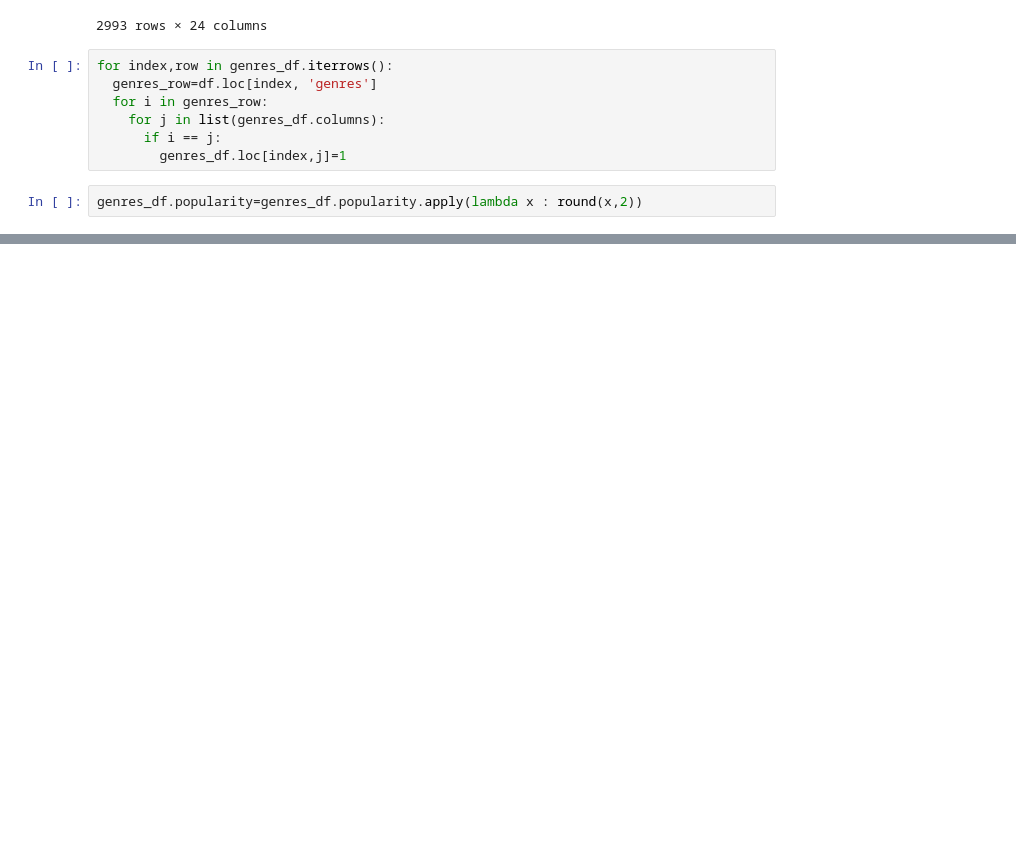
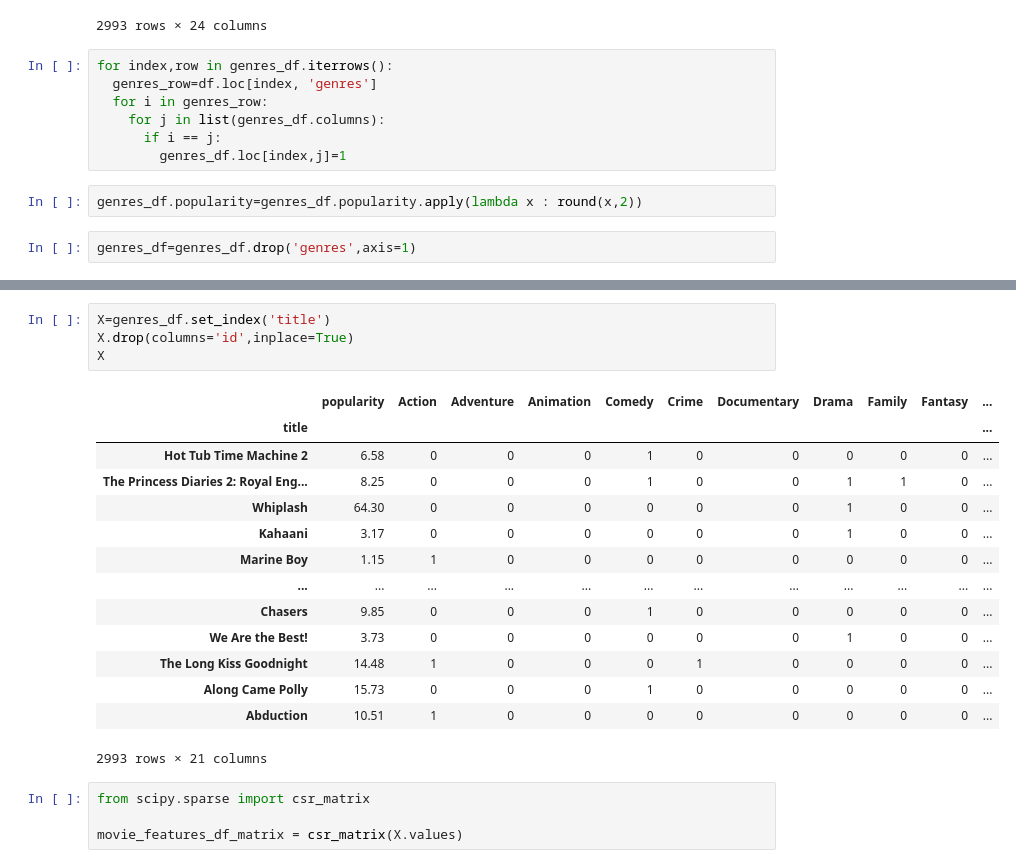
Before and after one commit to Ali-Asgar-Lakdawala/ML-Practice, a Jupyter notebook: KNN_imdb.ipynb, the cells around one changed output, grey strips where cells are left out. Cells and saved outputs as stored; diff of their text form; blank space fills up the shorter version.

```diff
--- a/KNN_imdb.ipynb
+++ b/KNN_imdb.ipynb
@@ -174,3 +174,5 @@ for index,row in genres_df.iterrows():
         genres_df.loc[index,j]=1
 # %%
 genres_df.popularity=genres_df.popularity.apply(lambda x : round(x,2))
+# %%
+genres_df=genres_df.drop('genres',axis=1)
@@ -176,0 +188,23 @@ genres_df.popularity=genres_df.popularity.apply(lambda x : round(x,2))
+# %%
+X=genres_df.set_index('title')
+X.drop(columns='id',inplace=True)
+X
+# %% [output]
+|  | popularity | Action | Adventure | Animation | Comedy | Crime | Documentary | Drama | Family | Fantasy | ... |
+| title |  |  |  |  |  |  |  |  |  |  | ... |
+| Hot Tub Time Machine 2 | 6.58 | 0 | 0 | 0 | 1 | 0 | 0 | 0 | 0 | 0 | ... |
+| The Princess Diaries 2: Royal Eng... | 8.25 | 0 | 0 | 0 | 1 | 0 | 0 | 1 | 1 | 0 | ... |
+| Whiplash | 64.30 | 0 | 0 | 0 | 0 | 0 | 0 | 1 | 0 | 0 | ... |
+| Kahaani | 3.17 | 0 | 0 | 0 | 0 | 0 | 0 | 1 | 0 | 0 | ... |
+| Marine Boy | 1.15 | 1 | 0 | 0 | 0 | 0 | 0 | 0 | 0 | 0 | ... |
+| ... | ... | ... | ... | ... | ... | ... | ... | ... | ... | ... | ... |
+| Chasers | 9.85 | 0 | 0 | 0 | 1 | 0 | 0 | 0 | 0 | 0 | ... |
+| We Are the Best! | 3.73 | 0 | 0 | 0 | 0 | 0 | 0 | 1 | 0 | 0 | ... |
+| The Long Kiss Goodnight | 14.48 | 1 | 0 | 0 | 0 | 1 | 0 | 0 | 0 | 0 | ... |
+| Along Came Polly | 15.73 | 0 | 0 | 0 | 1 | 0 | 0 | 0 | 0 | 0 | ... |
+| Abduction | 10.51 | 1 | 0 | 0 | 0 | 0 | 0 | 0 | 0 | 0 | ... |
+2993 rows × 21 columns
+# %%
+from scipy.sparse import csr_matrix
+
+movie_features_df_matrix = csr_matrix(X.values)
```
Also changed, not shown: parts of 8 cells of this notebook.
